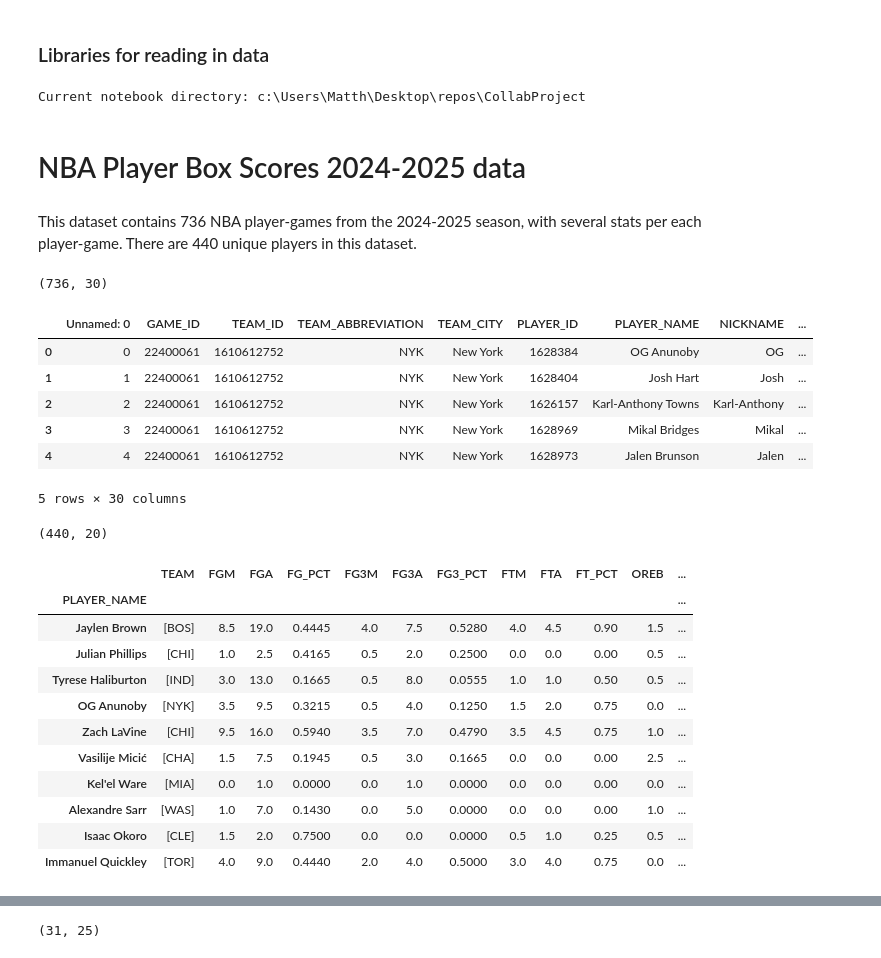
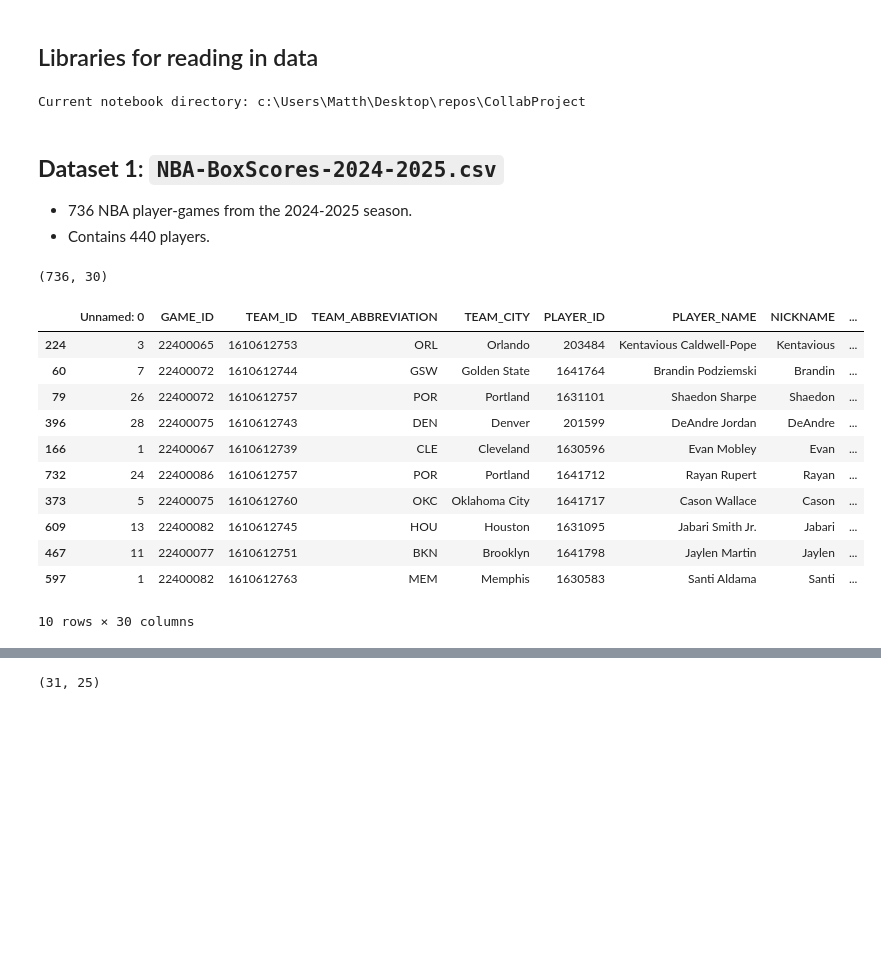
Before and after one commit to pshukl21/CollabProject, a Jupyter notebook: nbaModel.ipynb, the cells around one changed output, grey strips where cells are left out. Drawn from its saved outputs; the diff is of its cells as text; code cells hidden in the pictures; blank space fills up the shorter version.

```diff
--- a/nbaModel.ipynb
+++ b/nbaModel.ipynb
@@ -1,5 +1,5 @@
 # %% [markdown]
-### Libraries for reading in data
+## Libraries for reading in data
 # %%
 import pandas as pd
 import os
@@ -8,10 +8,10 @@ notebook_directory = os.getcwd()
 print(f'Current notebook directory: {notebook_directory}')
 # %% [output]
 Current notebook directory: c:\Users\Matth\Desktop\repos\CollabProject
-# %% [markdown]
-# NBA Player Box Scores 2024-2025 data
 # %% [markdown]
-This dataset contains 736 NBA player-games from the 2024-2025 season, with several stats per each player-game. There are 440 unique players in this dataset.
+## __Dataset 1__: `NBA-BoxScores-2024-2025.csv`
+* 736 NBA player-games from the 2024-2025 season.
+*  Contains 440 players.
 # %%
 box_score_data_path = os.path.join(notebook_directory,'data','NBA-BoxScores-2024-2025.csv')
 df_boxscores = pd.read_csv(box_score_data_path)
@@ -19,33 +19,17 @@ np.shape(df_boxscores)
 # %% [output]
 (736, 30)
 # %%
-df_boxscores.head() # looks like this consists of player-games of the 2024 to 2025 NBA seasons
+df_boxscores.sample(10) # looks like this consists of player-games of the 2024 to 2025 NBA seasons
 # %% [output]
 |  | Unnamed: 0 | GAME_ID | TEAM_ID | TEAM_ABBREVIATION | TEAM_CITY | PLAYER_ID | PLAYER_NAME | NICKNAME | ... |
-| 0 | 0 | 22400061 | 1610612752 | NYK | New York | 1628384 | OG Anunoby | OG | ... |
-| 1 | 1 | 22400061 | 1610612752 | NYK | New York | 1628404 | Josh Hart | Josh | ... |
-| 2 | 2 | 22400061 | 1610612752 | NYK | New York | 1626157 | Karl-Anthony Towns | Karl-Anthony | ... |
-| 3 | 3 | 22400061 | 1610612752 | NYK | New York | 1628969 | Mikal Bridges | Mikal | ... |
-| 4 | 4 | 22400061 | 1610612752 | NYK | New York | 1628973 | Jalen Brunson | Jalen | ... |
+| 224 | 3 | 22400065 | 1610612753 | ORL | Orlando | 203484 | Kentavious Caldwell-Pope | Kentavious | ... |
+| 60 | 7 | 22400072 | 1610612744 | GSW | Golden State | 1641764 | Brandin Podziemski | Brandin | ... |
+| 79 | 26 | 22400072 | 1610612757 | POR | Portland | 1631101 | Shaedon Sharpe | Shaedon | ... |
+| 396 | 28 | 22400075 | 1610612743 | DEN | Denver | 201599 | DeAndre Jordan | DeAndre | ... |
+| 166 | 1 | 22400067 | 1610612739 | CLE | Cleveland | 1630596 | Evan Mobley | Evan | ... |
+| 732 | 24 | 22400086 | 1610612757 | POR | Portland | 1641712 | Rayan Rupert | Rayan | ... |
+| 373 | 5 | 22400075 | 1610612760 | OKC | Oklahoma City | 1641717 | Cason Wallace | Cason | ... |
+| 609 | 13 | 22400082 | 1610612745 | HOU | Houston | 1631095 | Jabari Smith Jr. | Jabari | ... |
+| 467 | 11 | 22400077 | 1610612751 | BKN | Brooklyn | 1641798 | Jaylen Martin | Jaylen | ... |
+| 597 | 1 | 22400082 | 1610612763 | MEM | Memphis | 1630583 | Santi Aldama | Santi | ... |
-5 rows × 30 columns
+10 rows × 30 columns
-# %%
-# player stats in this span
-columns_to_exclue = ['Unnamed: 0', 'GAME_ID','TEAM_ID','PLAYER_ID']
-player_stats = df_boxscores.groupby(by='PLAYER_NAME').agg("mean", numeric_only=True).drop(columns=columns_to_exclue)
-player_stats.insert(0,'TEAM',df_boxscores.groupby(by='PLAYER_NAME')['TEAM_ABBREVIATION'].unique())
-print(player_stats.shape)
-player_stats.sample(10)
-# %% [output]
-(440, 20)
-|  | TEAM | FGM | FGA | FG_PCT | FG3M | FG3A | FG3_PCT | FTM | FTA | FT_PCT | OREB | ... |
-| PLAYER_NAME |  |  |  |  |  |  |  |  |  |  |  | ... |
-| Jaylen Brown | [BOS] | 8.5 | 19.0 | 0.4445 | 4.0 | 7.5 | 0.5280 | 4.0 | 4.5 | 0.90 | 1.5 | ... |
-| Julian Phillips | [CHI] | 1.0 | 2.5 | 0.4165 | 0.5 | 2.0 | 0.2500 | 0.0 | 0.0 | 0.00 | 0.5 | ... |
-| Tyrese Haliburton | [IND] | 3.0 | 13.0 | 0.1665 | 0.5 | 8.0 | 0.0555 | 1.0 | 1.0 | 0.50 | 0.5 | ... |
-| OG Anunoby | [NYK] | 3.5 | 9.5 | 0.3215 | 0.5 | 4.0 | 0.1250 | 1.5 | 2.0 | 0.75 | 0.0 | ... |
-| Zach LaVine | [CHI] | 9.5 | 16.0 | 0.5940 | 3.5 | 7.0 | 0.4790 | 3.5 | 4.5 | 0.75 | 1.0 | ... |
-| Vasilije Micić | [CHA] | 1.5 | 7.5 | 0.1945 | 0.5 | 3.0 | 0.1665 | 0.0 | 0.0 | 0.00 | 2.5 | ... |
-| Kel'el Ware | [MIA] | 0.0 | 1.0 | 0.0000 | 0.0 | 1.0 | 0.0000 | 0.0 | 0.0 | 0.00 | 0.0 | ... |
-| Alexandre Sarr | [WAS] | 1.0 | 7.0 | 0.1430 | 0.0 | 5.0 | 0.0000 | 0.0 | 0.0 | 0.00 | 1.0 | ... |
-| Isaac Okoro | [CLE] | 1.5 | 2.0 | 0.7500 | 0.0 | 0.0 | 0.0000 | 0.5 | 1.0 | 0.25 | 0.5 | ... |
-| Immanuel Quickley | [TOR] | 4.0 | 9.0 | 0.4440 | 2.0 | 4.0 | 0.5000 | 3.0 | 4.0 | 0.75 | 0.0 | ... |
```
Also changed, not shown: parts of 39 cells of this notebook.
